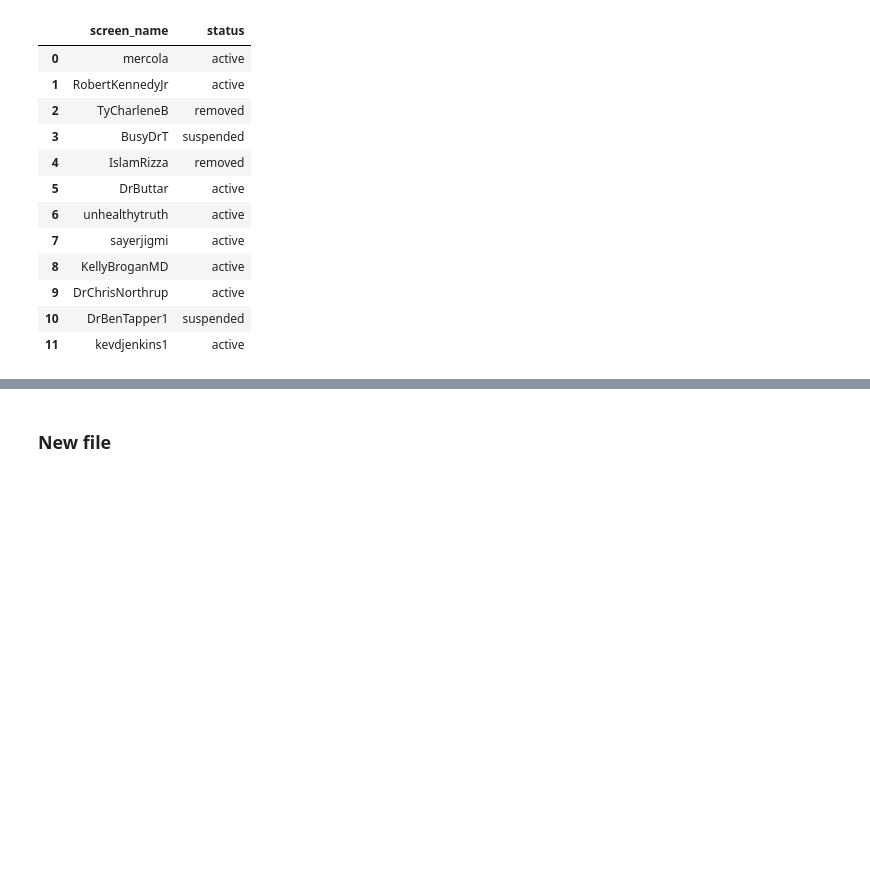
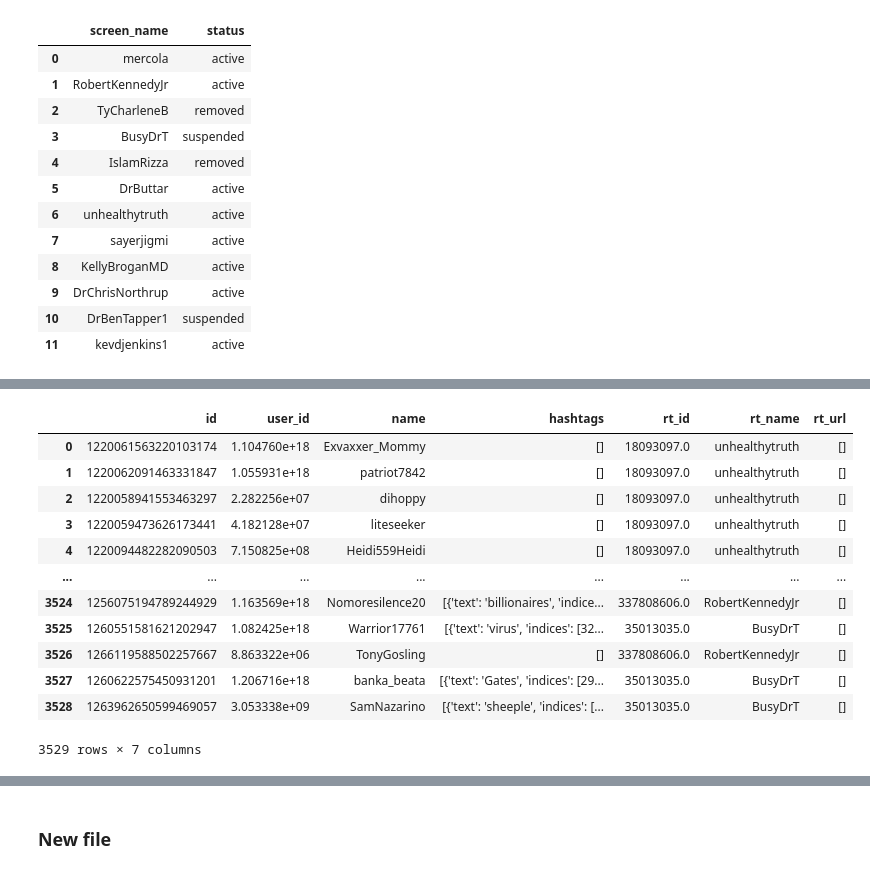
Before and after one commit to gi-ux/BachelorProject, a Jupyter notebook: notebook/Disinform_CCDH.ipynb, the cells around one changed output, grey strips where cells are left out. Saved outputs shown, nothing was run; the diff lists cells and outputs as text; code cells hidden in the pictures; blank space fills up the shorter version.

```diff
--- a/notebook/Disinform_CCDH.ipynb
+++ b/notebook/Disinform_CCDH.ipynb
@@ -168,11 +175,14 @@ for filename in files_tweets:
 #     y = 0
     for i in range(len(lista)):
         #original post
-        id_tweet.extend(lista[i]["id"])
+        id_original.extend(lista[i]["id_original"])
+        hashtag_original.extend(lista[i]["hashtag_original"])
         tweet_name.extend(lista[i]["original_names"])
         tweet_id.extend(lista[i]["original_ids"])
         link.extend(lista[i]["links"])
 #         #user who retweet
+        id_rt.extend(lista[i]["id_rt"])
+        hashtag_rt.extend(lista[i]["hashtag_rt"])
         retweet_name.extend(lista[i]["retweet_users"])
         retweet_id.extend(lista[i]["retweet_ids"])
 #         #user retweeted
@@ -180,30 +190,14 @@ for filename in files_tweets:
         retweeted_id.extend(lista[i]["retweeted_ids"])
         rt_link.extend(lista[i]["rt_link"])
 #         #user who reply
+        id_rp.extend(lista[i]["id_rp"])
+        hashtag_rp.extend(lista[i]["hashtag_rp"])
         reply_id.extend(lista[i]["reply_ids"])
         reply_name.extend(lista[i]["reply_users"])
 #         #use who get reply
         replied_id.extend(lista[i]["replied_ids"])
         replied_name.extend(lista[i]["replied_users"])
-#         #len
-#         total_len = total_len + lista[i]["total_len"]
-#         original_len = original_len + lista[i]["original_len"]
-#         retweet_len = retweet_len + lista[i]["retweet_len"]
-#         reply_len = reply_len + lista[i]["reply_len"]
 
-#         d_total_len = d_total_len + lista[i]["d_total_len"]
-#         d_original_len = d_original_len + lista[i]["d_original_len"]
-#         d_retweet_len = d_retweet_len + lista[i]["d_retweet_len"]
-#         d_reply_len = d_reply_len + lista[i]["d_reply_len"]
-#         print(i)
-#         print("-")
-#         if(i == 0):
-#             x = 0
-#         else:
-#             x = y
-#         y = x + len(lista[i]["users"])
-#         for q in range(x,y):
-#             if(found(lista[i]["users"][q])):
 stop_time = time.perf_counter()
 print("Time: ",stop_time-start_time)
 # %% [output]
@@ -230,4 +246,18 @@ del lista
 # %%
-df_rt_ccdh = pd.DataFrame(list(zip(id_tweet, retweet_id, retweet_name, retweeted_id, retweeted_name,
-      rt_link, replied_id, replied_name)),
-      columns =['id', 'user_id', 'name', 'rt_id','rt_name', 'rt_url', 'rp_id', 'rp_name'])
+df_rt_ccdh = pd.DataFrame(list(zip(id_rt, retweet_id, retweet_name, hashtag_rt, retweeted_id, retweeted_name, rt_link)),
+      columns =['id', 'user_id', 'name', 'hashtags', 'rt_id','rt_name', 'rt_url'])
+df_rt_ccdh
+# %% [output]
+|  | id | user_id | name | hashtags | rt_id | rt_name | rt_url |
+| 0 | 1220061563220103174 | 1.104760e+18 | Exvaxxer_Mommy | [] | 18093097.0 | unhealthytruth | [] |
+| 1 | 1220062091463331847 | 1.055931e+18 | patriot7842 | [] | 18093097.0 | unhealthytruth | [] |
+| 2 | 1220058941553463297 | 2.282256e+07 | dihoppy | [] | 18093097.0 | unhealthytruth | [] |
+| 3 | 1220059473626173441 | 4.182128e+07 | liteseeker | [] | 18093097.0 | unhealthytruth | [] |
+| 4 | 1220094482282090503 | 7.150825e+08 | Heidi559Heidi | [] | 18093097.0 | unhealthytruth | [] |
+| ... | ... | ... | ... | ... | ... | ... | ... |
+| 3524 | 1256075194789244929 | 1.163569e+18 | Nomoresilence20 | [{'text': 'billionaires', 'indice... | 337808606.0 | RobertKennedyJr | [] |
+| 3525 | 1260551581621202947 | 1.082425e+18 | Warrior17761 | [{'text': 'virus', 'indices': [32... | 35013035.0 | BusyDrT | [] |
+| 3526 | 1266119588502257667 | 8.863322e+06 | TonyGosling | [] | 337808606.0 | RobertKennedyJr | [] |
+| 3527 | 1260622575450931201 | 1.206716e+18 | banka_beata | [{'text': 'Gates', 'indices': [29... | 35013035.0 | BusyDrT | [] |
+| 3528 | 1263962650599469057 | 3.053338e+09 | SamNazarino | [{'text': 'sheeple', 'indices': [... | 35013035.0 | BusyDrT | [] |
+3529 rows × 7 columns
```
Also changed, not shown: parts of 12 cells of this notebook, 3 other files.
